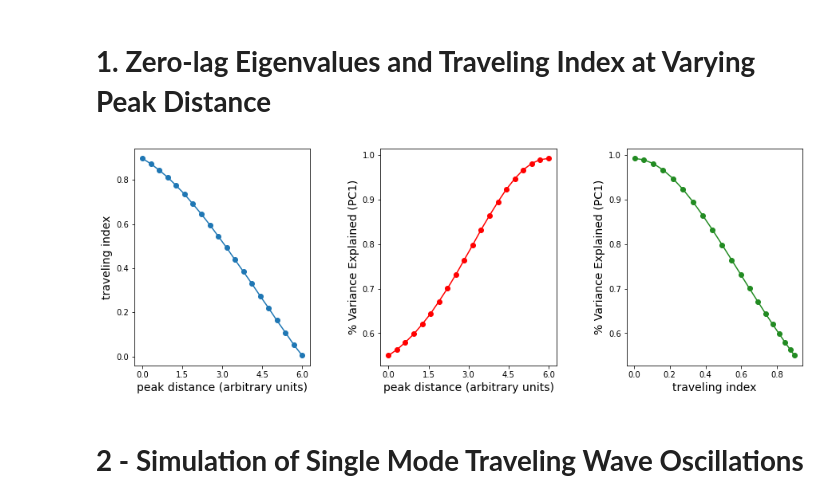
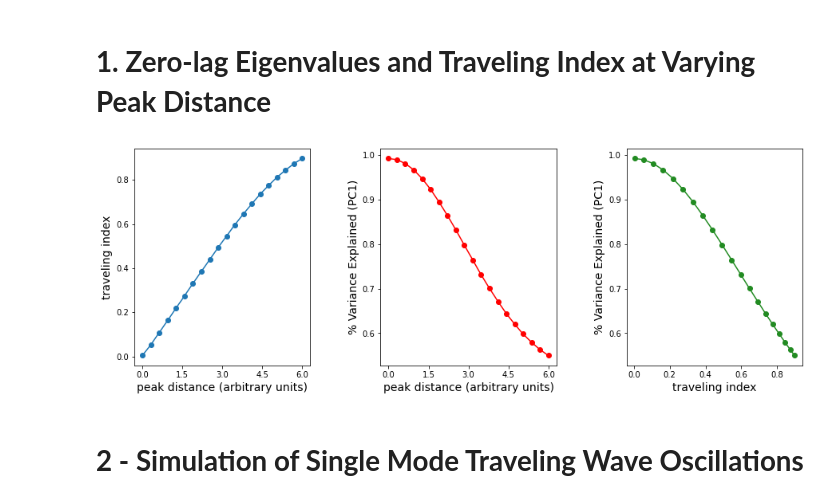
Before and after one commit to tsb46/BOLD_WAVES, a Jupyter notebook: simulation.ipynb, the cells around one changed output. Cells and saved outputs as stored; diff of their text form; code cells hidden in the pictures.

Commit message:
update to figures and simulation notebooks

```diff
--- a/simulation.ipynb
+++ b/simulation.ipynb
@@ -155,36 +169,36 @@ for d in dist_vec:
     # estimate PCA
     pca = PCA(n_components = 2)
     pca.fit(g_2d)
     evar = pca.explained_variance_ratio_
     var_exp.append(evar[0])
     # estimate CPCA
     g_2d_c = hilbert(g_2d.copy(), axis=0)
     cpca_res = cpca(g_2d_c, 1)
     real_vec = np.real(cpca_res['loadings'][0,:]).T
     imag_vec = np.imag(cpca_res['loadings'][0,:]).T
     travel_index.append(traveling_index(real_vec, imag_vec))
 
 fig, axs = plt.subplots(1,3, figsize=(15,5))
-axs[0].plot(np.round(dist_vec[::-1],2), np.abs(travel_index[::-1]), '-o')
+axs[0].plot(np.round(dist_vec[::-1],2), np.abs(travel_index), '-o')
 xtick_locs = np.round(np.linspace(-3,3,5),2)
 x_tick_labels = np.linspace(0,6,5)
 axs[0].set_xticks(xtick_locs)
 axs[0].set_xticklabels(x_tick_labels)
 axs[0].set_xlabel('peak distance (arbitrary units)', fontsize=14)
 axs[0].set_ylabel('traveling index', fontsize=14)
-axs[1].plot(np.round(dist_vec[::-1],2), var_exp[::-1], '-o', color='red')
+axs[1].plot(np.round(dist_vec,2), var_exp[::-1], '-o', color='red')
 axs[1].set_xticks(xtick_locs)
 axs[1].set_xticklabels(x_tick_labels)
 axs[1].set_xlabel('peak distance (arbitrary units)', fontsize=14)
 axs[1].set_ylabel('% Variance Explained (PC1)', fontsize=14)
 axs[2].plot(travel_index, var_exp, '-o', color='forestgreen')
 axs[2].set_ylabel('% Variance Explained (PC1)', fontsize=14)
 axs[2].set_xlabel('traveling index', fontsize=14)
 fig.subplots_adjust(wspace=0.4)
 
 plt.show()
 # %% [output]
-[figure, old version]
+[figure, new version]
 # %% [markdown]
 # <b>2 - Simulation of Single Mode Traveling Wave Oscillations</b>
 # %%
```
Also changed, not shown: parts of 7 cells of this notebook, 3 other files.
